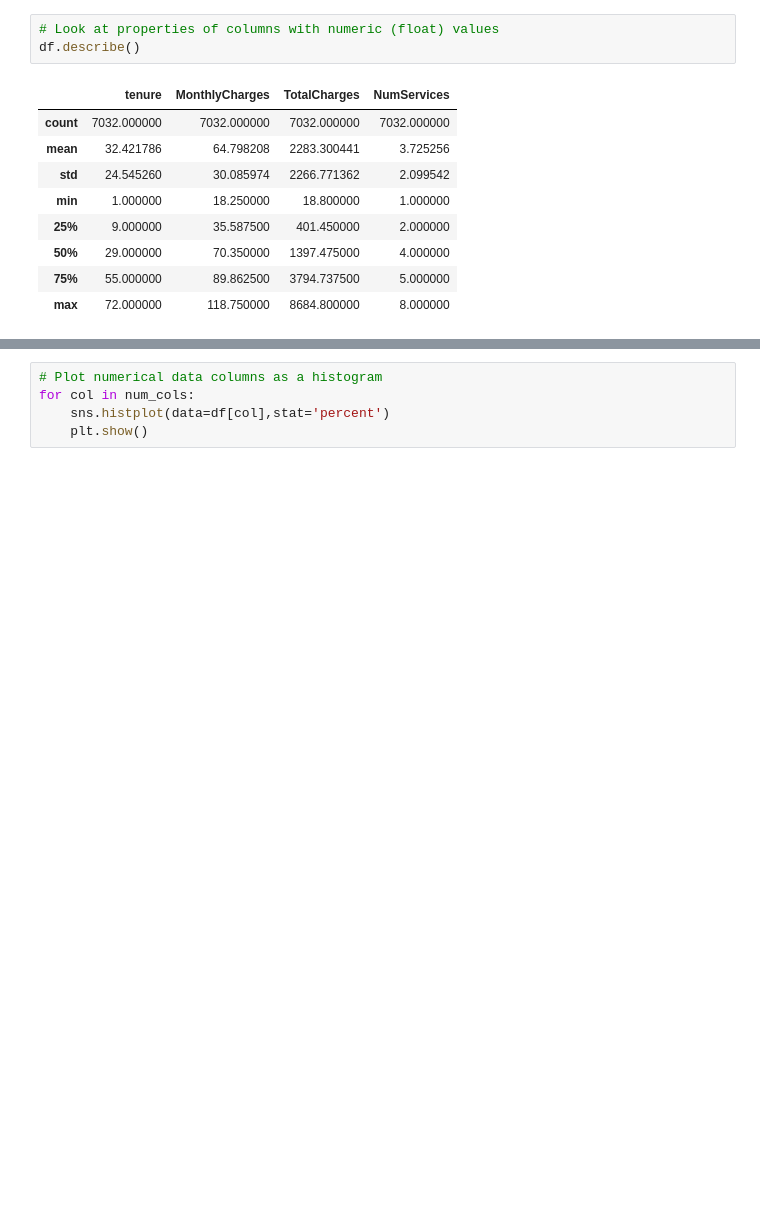
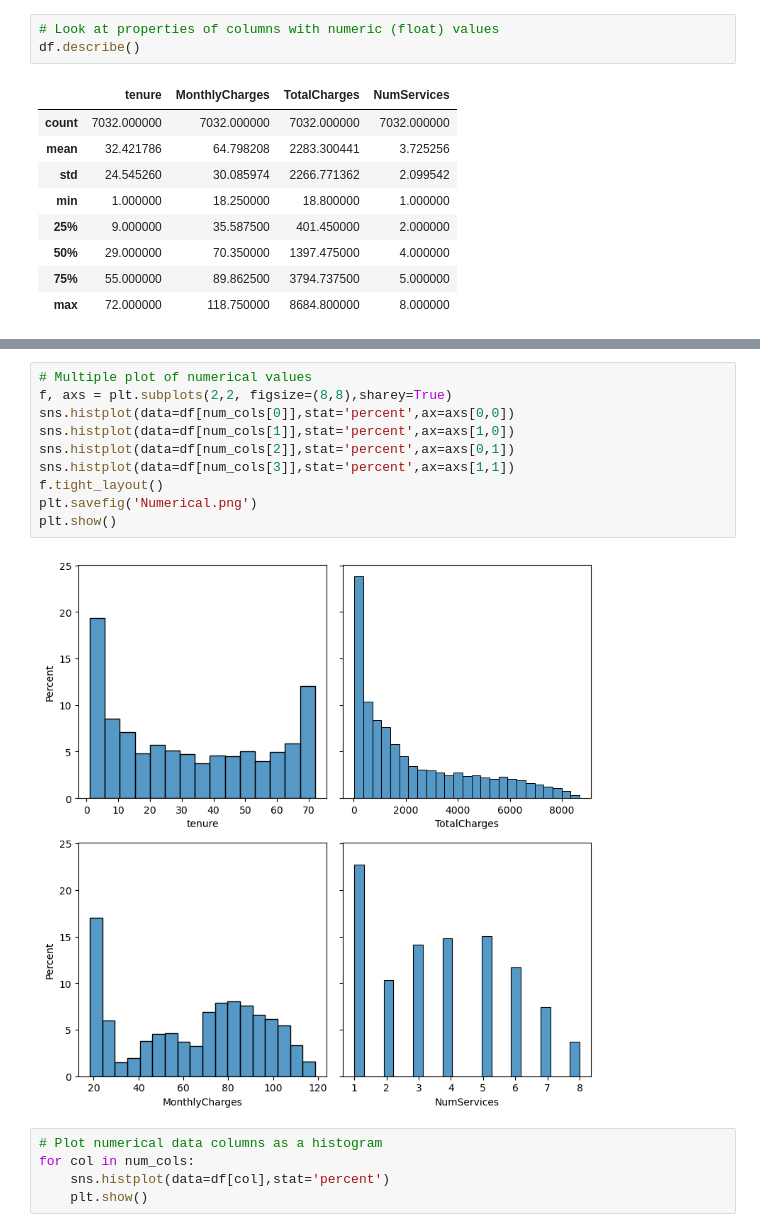
Before and after one commit to cvarney/telco_customer_churn, a Jupyter notebook: varney_christopher_churn.ipynb, the cells around one changed output, grey strips where cells are left out. Cells and saved outputs as stored; diff of their text form; blank space fills up the shorter version.

```diff
--- a/varney_christopher_churn.ipynb
+++ b/varney_christopher_churn.ipynb
@@ -292,3 +325,15 @@ df.describe()
+# %%
+# Multiple plot of numerical values
+f, axs = plt.subplots(2,2, figsize=(8,8),sharey=True)
+sns.histplot(data=df[num_cols[0]],stat='percent',ax=axs[0,0])
+sns.histplot(data=df[num_cols[1]],stat='percent',ax=axs[1,0])
+sns.histplot(data=df[num_cols[2]],stat='percent',ax=axs[0,1])
+sns.histplot(data=df[num_cols[3]],stat='percent',ax=axs[1,1])
+f.tight_layout()
+plt.savefig('Numerical.png')
+plt.show()
+# %% [output]
+[figure, added]
 # %%
 # Plot numerical data columns as a histogram
 for col in num_cols:
```
Also changed, not shown: parts of 16 cells of this notebook.
